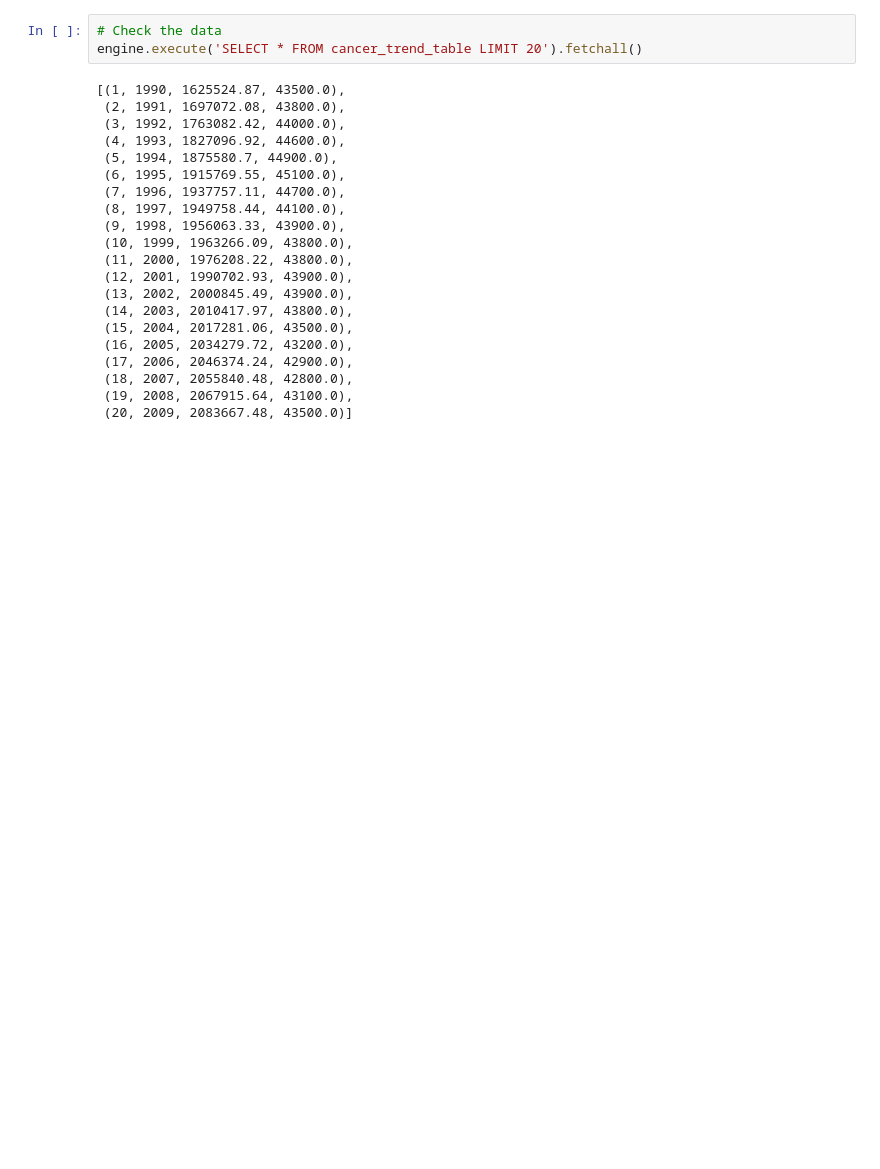
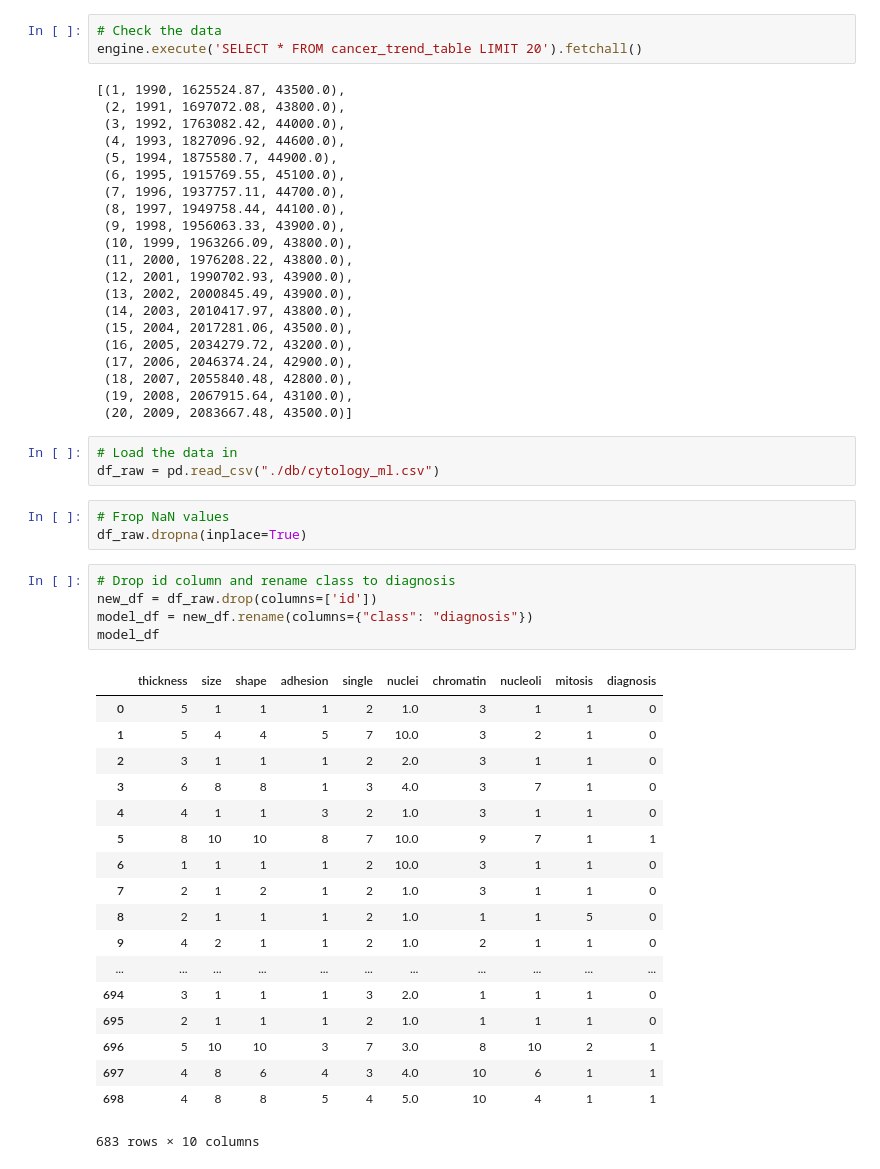
Before and after one commit to ChiqueCode/demo_project_breast_cancer, a Jupyter notebook: data_engineering.ipynb, the cells around one changed output. Drawn from its saved outputs; the diff is of its cells as text; blank space fills up the shorter version.

Commit message:
✨ Renamed 'class' to 'diagnosis' everywhere for cytology data, dump cytolody data to model_table in sqlite, created a flask route to access the data

```diff
--- a/data_engineering.ipynb
+++ b/data_engineering.ipynb
@@ -183,3 +183,33 @@ engine.execute('SELECT * FROM cancer_trend_table LIMIT 20').fetchall()
  (18, 2007, 2055840.48, 42800.0),
  (19, 2008, 2067915.64, 43100.0),
  (20, 2009, 2083667.48, 43500.0)]
+# %%
+# Load the data in
+df_raw = pd.read_csv("./db/cytology_ml.csv")
+# %%
+# Frop NaN values
+df_raw.dropna(inplace=True)
+# %%
+# Drop id column and rename class to diagnosis
+new_df = df_raw.drop(columns=['id'])
+model_df = new_df.rename(columns={"class": "diagnosis"})
+model_df
+# %% [output]
+|  | thickness | size | shape | adhesion | single | nuclei | chromatin | nucleoli | mitosis | diagnosis |
+| 0 | 5 | 1 | 1 | 1 | 2 | 1.0 | 3 | 1 | 1 | 0 |
+| 1 | 5 | 4 | 4 | 5 | 7 | 10.0 | 3 | 2 | 1 | 0 |
+| 2 | 3 | 1 | 1 | 1 | 2 | 2.0 | 3 | 1 | 1 | 0 |
+| 3 | 6 | 8 | 8 | 1 | 3 | 4.0 | 3 | 7 | 1 | 0 |
+| 4 | 4 | 1 | 1 | 3 | 2 | 1.0 | 3 | 1 | 1 | 0 |
+| 5 | 8 | 10 | 10 | 8 | 7 | 10.0 | 9 | 7 | 1 | 1 |
+| 6 | 1 | 1 | 1 | 1 | 2 | 10.0 | 3 | 1 | 1 | 0 |
+| 7 | 2 | 1 | 2 | 1 | 2 | 1.0 | 3 | 1 | 1 | 0 |
+| 8 | 2 | 1 | 1 | 1 | 2 | 1.0 | 1 | 1 | 5 | 0 |
+| 9 | 4 | 2 | 1 | 1 | 2 | 1.0 | 2 | 1 | 1 | 0 |
+| ... | ... | ... | ... | ... | ... | ... | ... | ... | ... | ... |
+| 694 | 3 | 1 | 1 | 1 | 3 | 2.0 | 1 | 1 | 1 | 0 |
+| 695 | 2 | 1 | 1 | 1 | 2 | 1.0 | 1 | 1 | 1 | 0 |
+| 696 | 5 | 10 | 10 | 3 | 7 | 3.0 | 8 | 10 | 2 | 1 |
+| 697 | 4 | 8 | 6 | 4 | 3 | 4.0 | 10 | 6 | 1 | 1 |
+| 698 | 4 | 8 | 8 | 5 | 4 | 5.0 | 10 | 4 | 1 | 1 |
+683 rows × 10 columns
```
Also changed, not shown: parts of 5 cells of this notebook, 3 other files.
